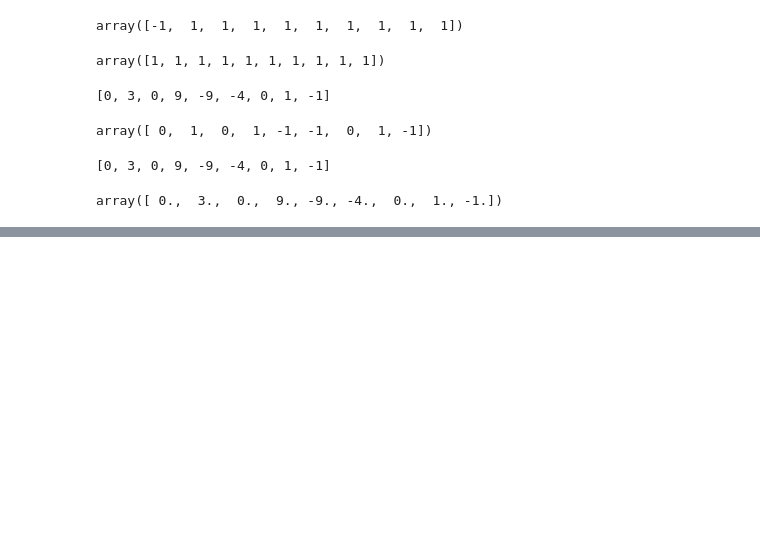
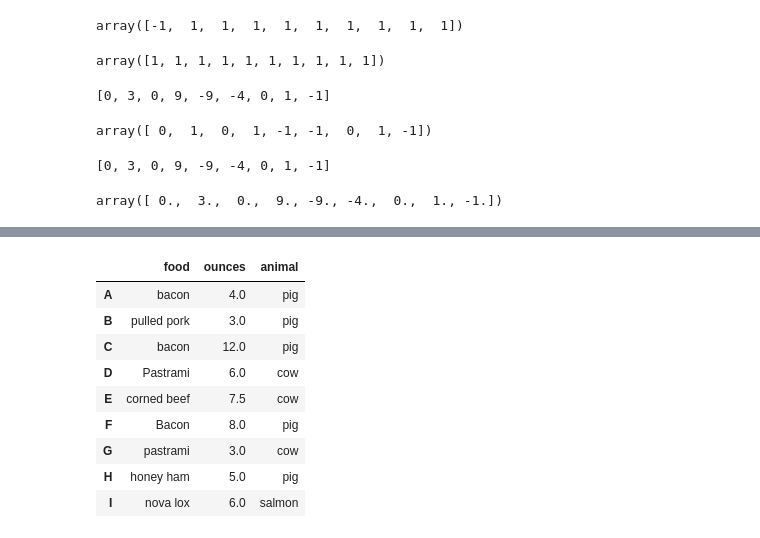
Before and after one commit to Ayesha116/AIquarter2, a Jupyter notebook: practise.ipynb, the cells around one changed output, grey strips where cells are left out. Cells and saved outputs as stored; diff of their text form; code cells hidden in the pictures; blank space fills up the shorter version.

```diff
--- a/practise.ipynb
+++ b/practise.ipynb
@@ -403,0 +799,17 @@ AttributeError: 'list' object has no attribute 'np'
+# %%
+transform = lambda x : x[:].upper()
+restaurant.index = ["a","b","c","d","e","f","g","h","i"]
+restaurant.index = restaurant.index.map(transform)
+# %%
+restaurant
+# %% [output]
+|  | food | ounces | animal |
+| A | bacon | 4.0 | pig |
+| B | pulled pork | 3.0 | pig |
+| C | bacon | 12.0 | pig |
+| D | Pastrami | 6.0 | cow |
+| E | corned beef | 7.5 | cow |
+| F | Bacon | 8.0 | pig |
+| G | pastrami | 3.0 | cow |
+| H | honey ham | 5.0 | pig |
+| I | nova lox | 6.0 | salmon |
```
Also changed, not shown: parts of 79 cells of this notebook, 23 other files.
